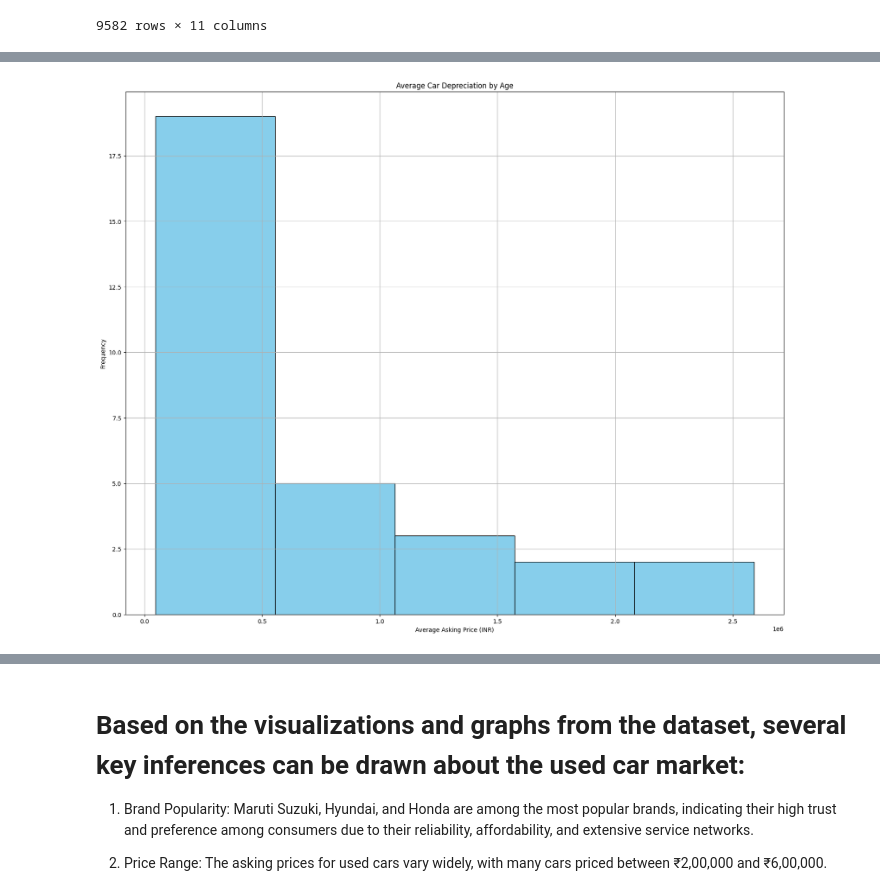
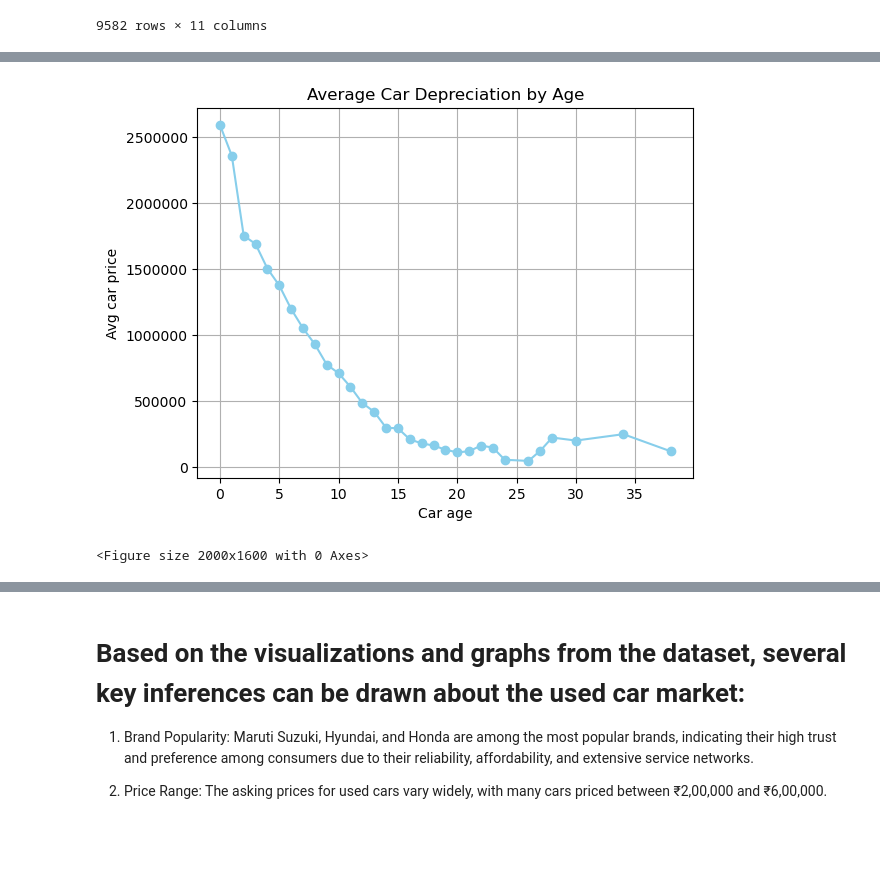
Before and after one commit to Dananjay8055/Data_analytics_project, a Jupyter notebook: Untitled2.ipynb, the cells around one changed output, grey strips where cells are left out. Saved outputs shown, nothing was run; the diff lists cells and outputs as text; code cells hidden in the pictures; blank space fills up the shorter version.

```diff
--- a/Untitled2.ipynb
+++ b/Untitled2.ipynb
@@ -70,15 +58,15 @@ plt.show()
 # %%
-import matplotlib.pyplot as plt
 
-# Assuming 'data' is your DataFrame and 'Age' and 'AskPrice' are the columns of interest
-avg_price_by_age = data.groupby('Age')['AskPrice'].mean()
-
+fig, ax = plt.subplots()
+avg_price_by_age = data.groupby('Age')['AskPrice'].mean().reset_index()
 plt.figure(figsize=(20, 16))
-plt.hist(avg_price_by_age.values, bins=5, color='skyblue', edgecolor='black')
-plt.title('Average Car Depreciation by Age')
-plt.xlabel('Average Asking Price (INR)')
-plt.ylabel('Frequency')
-plt.grid(True)
+ax.plot(avg_price_by_age.Age,avg_price_by_age.AskPrice,color='skyblue', marker='o', linestyle='-')
+ax.ticklabel_format(useOffset=False, style='plain')
+ax.set_title('Average Car Depreciation by Age')
+ax.set_xlabel('Car age')
+ax.set_ylabel('Avg car price')
+ax.grid(True)
 plt.show()
 # %% [output]
-[figure, old version]
+[figure, new version]
+<Figure size 2000x1600 with 0 Axes>
```
Also changed, not shown: parts of 8 cells of this notebook, 1 other file.
